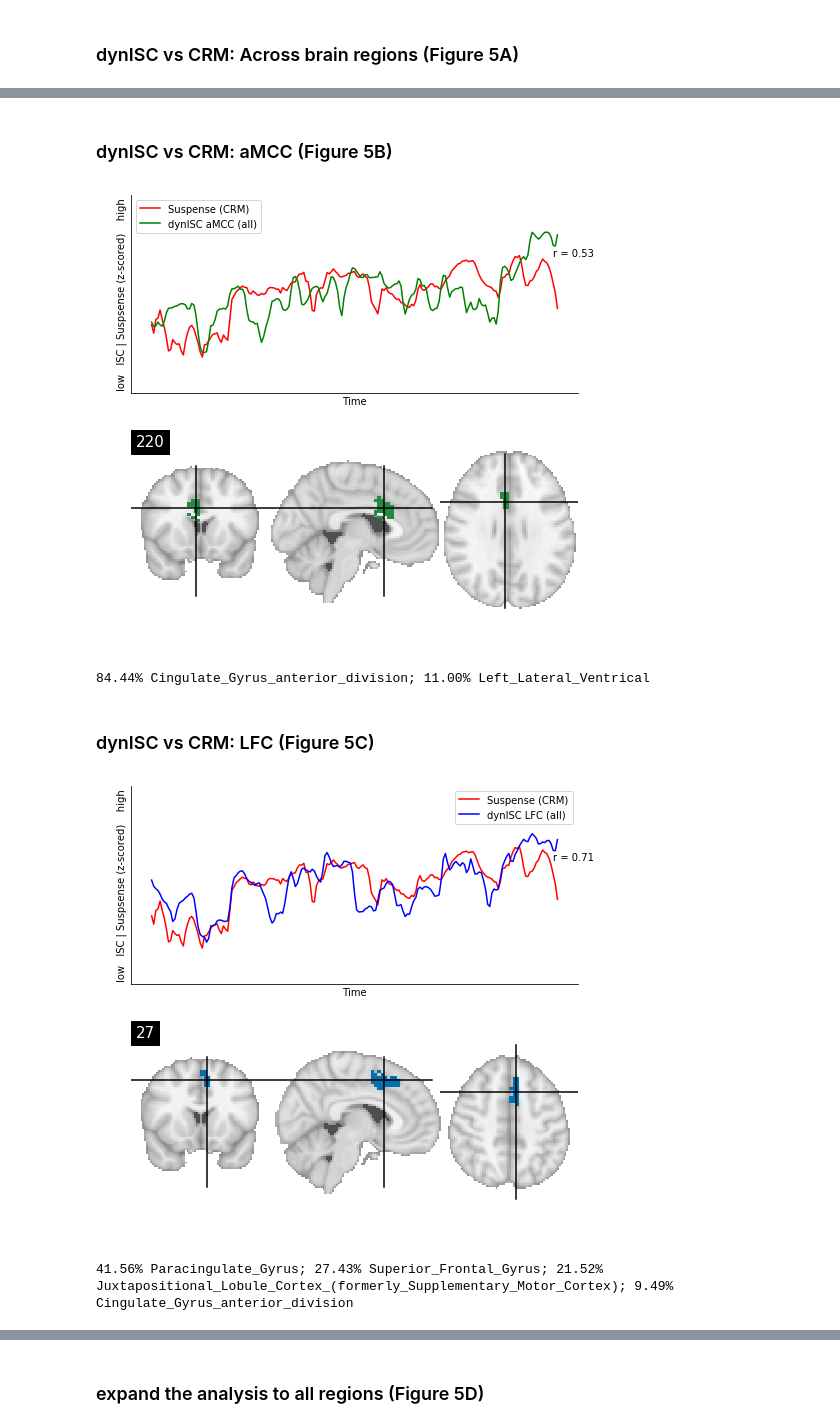
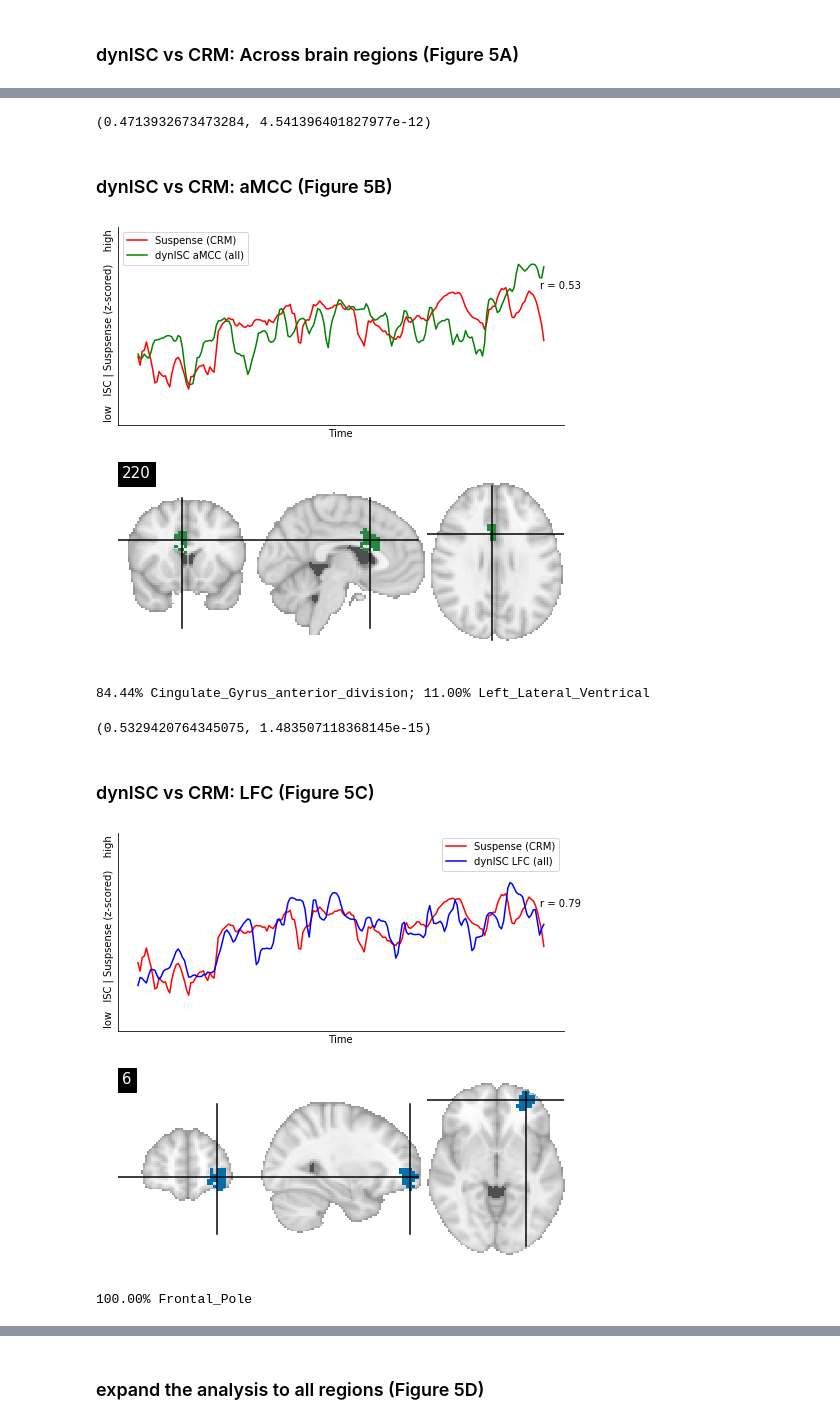
Before and after one commit to nomcomm/CamCanSuspenseISC_JMP, a Jupyter notebook: scripts/Blinded_JMP_04_DynamicISC-ReportedSuspense.ipynb, the cells around one changed output, grey strips where cells are left out. Cells and saved outputs as stored; diff of their text form; code cells hidden in the pictures.

```diff
--- a/scripts/Blinded_JMP_04_DynamicISC-ReportedSuspense.ipynb
+++ b/scripts/Blinded_JMP_04_DynamicISC-ReportedSuspense.ipynb
@@ -31,7 +31,7 @@ dyn_isc_file          = '../data/dyn_isc_dict.npy'
 
 see description in notebook on sliding window analysis
 # %%
-dyn_isc_dict       = np.load(dyn_isc_file).item()
+dyn_isc_dict       = np.load(dyn_isc_file, allow_pickle=True).item()
 dyn_isc_dict.keys()
 dyn_isc_result_all = dyn_isc_dict['dyn_isc_result_all']       #this is the result across the full sample
 
@@ -63,8 +63,17 @@ sns.despine()
+# %%
+#reviewer request: exact ps
+from scipy.stats import linregress
+linregress(
+            scipy.stats.zscore(np.nanmean(dyn_isc_result_all[:,:], axis = 1)) ,
+            scipy.stats.zscore(suspense)
+     )[2:4]
+# %% [output]
+(0.4713932673473284, 4.541396401827977e-12)
 # %% [markdown]
 ### dynISC  vs CRM:  aMCC (Figure 5B)
 # %%
 curr_region = 220
-shen_dictionary = np.load(shen_dictionary_file).item()
+shen_dictionary = np.load(shen_dictionary_file, allow_pickle=True).item()
 curr_title = shen_dictionary[curr_region + 1]['name']
 curr_coords = shen_dictionary[curr_region + 1]['coords']
 
@@ -106,13 +115,22 @@ nilearn.plotting.plot_stat_map(nilearn.image.index_img(region_img,0),threshold =
 plt.show()
 print(curr_title)
 # %% [output]
-[figure, old version]
+[figure, new version]
 84.44% Cingulate_Gyrus_anterior_division; 11.00% Left_Lateral_Ventrical
+# %%
+curr_region = 220
+
+linregress(
+           scipy.stats.zscore(dyn_isc_result_all[:,curr_region]) ,
+           scipy.stats.zscore(suspense)
+      )[2:4]
+# %% [output]
+(0.5329420764345075, 1.483507118368145e-15)
 # %% [markdown]
 ### dynISC  vs CRM:  LFC  (Figure 5C)
 # %%
-curr_region = 27
-shen_dictionary = np.load(shen_dictionary_file).item()
+curr_region = 6
+shen_dictionary = np.load(shen_dictionary_file, allow_pickle=True).item()
 curr_title = shen_dictionary[curr_region + 1]['name']
 curr_coords = shen_dictionary[curr_region + 1]['coords']
 
@@ -124,32 +142,32 @@ region_img = shen_masker.inverse_transform(region_vector);
 curr_title = shen_dictionary[curr_region + 1]['name']
 curr_coords = shen_dictionary[curr_region + 1]['coords']
 
 ax1 = f.add_subplot(211)
 ax1.plot(scipy.stats.zscore(suspense), color = 'red',   label = 'Suspense (CRM)');
 ax1.plot(scipy.stats.zscore(dyn_isc_result_all[:,curr_region]),             color = 'blue', label = 'dynISC LFC (all)');
 
 alignment = np.corrcoef(
                 (scipy.stats.zscore(dyn_isc_result_all[:,curr_region]) ),
                  scipy.stats.zscore(suspense) )[0,1]
 
 text = ('r = ' + str(np.round(alignment, 2)) )
 
 ax1.annotate(text, xy=(190, 1))
 
 plt.legend(loc = 0)
 plt.ylim(-4, 4)
 plt.xlabel('Time')
 plt.ylabel('low   ISC | Suspsense (z-scored)    high')
 plt.xticks([]);
 plt.yticks([]);
 sns.despine()
 
 ax2 = f.add_subplot(212)
 nilearn.plotting.plot_stat_map(nilearn.image.index_img(region_img,0),threshold = 0.45, vmax = 1., draw_cross = True,colorbar = False,
                                        cmap = 'PuBu',  annotate = False,cut_coords = curr_coords,
                                        title = str(curr_region),axes = ax2);
 plt.show()
 print(curr_title)
 # %% [output]
-[figure, old version]
+[figure, new version]
-41.56% Paracingulate_Gyrus; 27.43% Superior_Frontal_Gyrus; 21.52% Juxtapositional_Lobule_Cortex_(formerly_Supplementary_Motor_Cortex); 9.49% Cingulate_Gyrus_anterior_division
+100.00% Frontal_Pole
```
Also changed, not shown: parts of 10 cells of this notebook, 5 other files.
